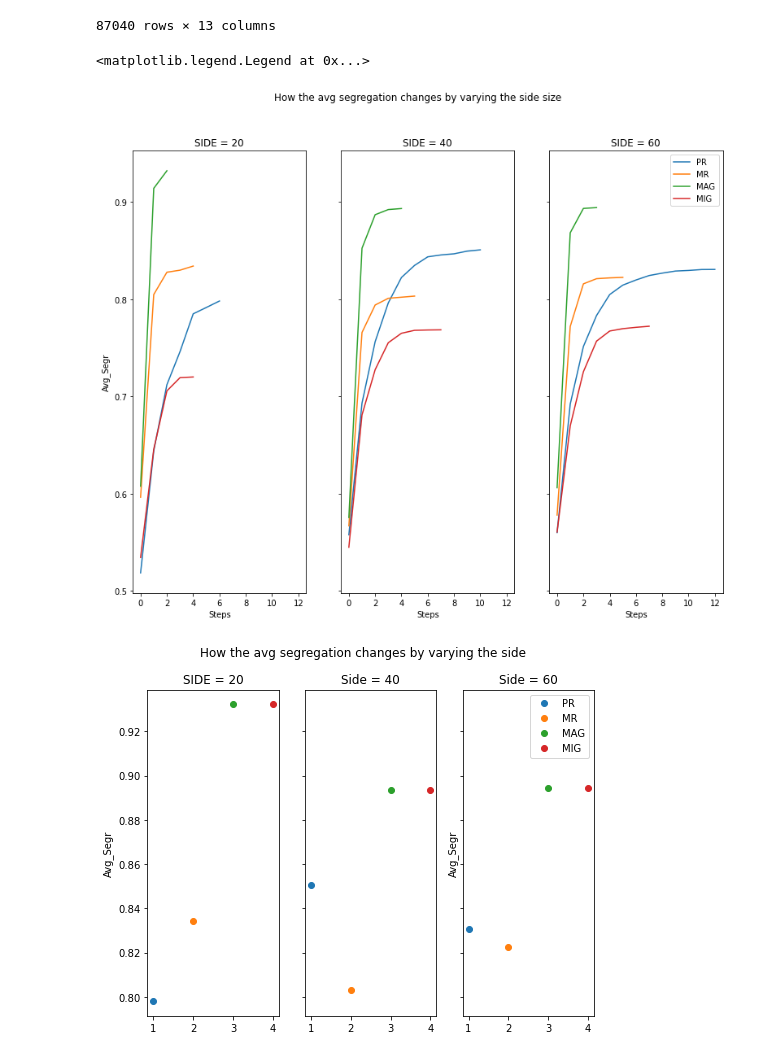
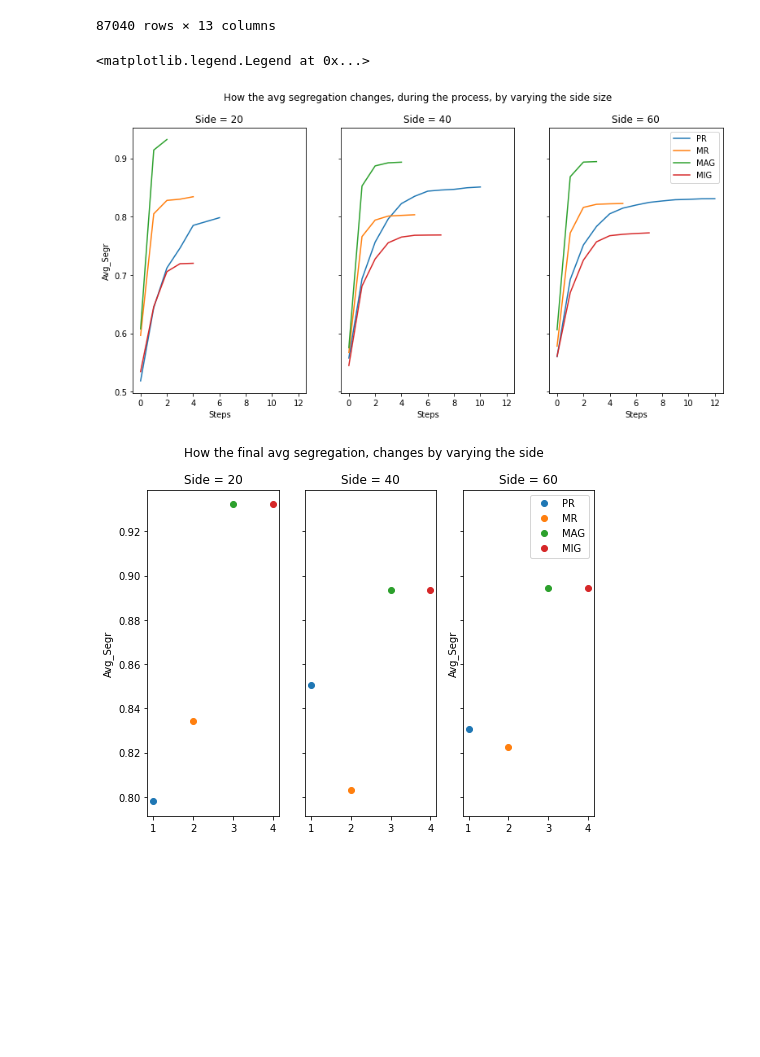
Before and after one commit to matteo-Donofrio-unipi/GEOSPA, a Jupyter notebook: schelling_model2.ipynb, the cells around one changed output. Drawn from its saved outputs; the diff is of its cells as text; code cells hidden in the pictures; blank space fills up the shorter version.

```diff
--- a/schelling_model2.ipynb
+++ b/schelling_model2.ipynb
@@ -471,7 +456,7 @@ df2
 | 87039 | 7 | 60 | rel | 0.6 | 0.4 | 0.4 | min_gain | 1.000000 | ... |
 87040 rows × 13 columns
 # %%
-f, (ax1, ax2, ax3) = plt.subplots(1,3, figsize=(13, 10), sharey = True, sharex = True)
+f, (ax1, ax2, ax3) = plt.subplots(1,3, figsize=(13, 6), sharey = True, sharex = True)
 
 p1 = df2[(df2["side"]==side_set[0])]
 
@@ -486,7 +471,7 @@ ax1.plot(MR["Step"], MR["tot_seg"],  label='MR')
 ax1.plot(MAG["Step"], MAG["tot_seg"],  label='MAG')
 ax1.plot(MIG["Step"], MIG["tot_seg"],  label='MIG')
 
-ax1.set_title('SIDE = 20')
+ax1.set_title('Side = 20')
 ax1.set_ylabel('Avg_Segr')
 ax1.set_xlabel('Steps')
 ###################################################
@@ -499,37 +484,37 @@ MAG = p1[p1["relocation_policy"]=="max_gain"]
 MIG = p1[p1["relocation_policy"]=="min_gain"]
 
 
 ax2.plot(PR["Step"],PR["tot_seg"],  label='PR')
 ax2.plot(MR["Step"], MR["tot_seg"],  label='MR')
 ax2.plot(MAG["Step"], MAG["tot_seg"],  label='MAG')
 ax2.plot(MIG["Step"], MIG["tot_seg"],  label='MIG')
 
-ax2.set_title('SIDE = 40')
+ax2.set_title('Side = 40')
 ax2.set_xlabel('Steps')
 ####################################################
 
 p1 = df2[(df2["side"]==side_set[2])]
 
 PR = p1[p1["relocation_policy"]=="pure_random"]
 MR = p1[p1["relocation_policy"]=="mild_random"]
 MAG = p1[p1["relocation_policy"]=="max_gain"]
 MIG = p1[p1["relocation_policy"]=="min_gain"]
 
 
 ax3.plot(PR["Step"],PR["tot_seg"],  label='PR')
 ax3.plot(MR["Step"], MR["tot_seg"],  label='MR')
 ax3.plot(MAG["Step"], MAG["tot_seg"],  label='MAG')
 ax3.plot(MIG["Step"], MIG["tot_seg"],  label='MIG')
 
-ax3.set_title('SIDE = 60')
+ax3.set_title('Side = 60')
 ax3.set_xlabel('Steps')
 
 
-f.suptitle('How the avg segregation changes by varying the side size')
+f.suptitle('How the avg segregation changes, during the process, by varying the side size')
 plt.legend()
 # %% [output]
 <matplotlib.legend.Legend at 0x...>
-[figure, old version]
+[figure, new version]
 # %%
 f, ax = plt.subplots(1,3, figsize=(8, 6), sharey = True)
 
@@ -556,7 +541,7 @@ ax[0].plot(2, MR.iloc[-1]['tot_seg'], 'o', label='MR')
 ax[0].plot(3,MAG.iloc[-1]['tot_seg'], 'o', label='MAG')
 ax[0].plot(4, MAG.iloc[-1]['tot_seg'], 'o', label='MIG')
 
-ax[0].set_title('SIDE = 20')
+ax[0].set_title('Side = 20')
 ax[0].set_ylabel('Avg_Segr')
 
 ###############################
@@ -617,14 +602,11 @@ ax[2].set_ylabel('Avg_Segr')
 ########################################################
 
 
-f.suptitle('How the avg segregation changes by varying the side')
+f.suptitle('How the final avg segregation, changes by varying the side')
 plt.legend()
 plt.show()
-
-####vvvv##########vvv#########vvv#############vvv#######
-#VVVVVVVVVVVVVVVVVVVVVVVVVVVVVVVVVVVVVVVVVVVVVVVVVVVVVV
 # %% [output]
-[figure, old version]
+[figure, new version]
 # %%
 import numpy as np
 import matplotlib.pyplot as plt
```
Also changed, not shown: parts of 66 cells of this notebook.
